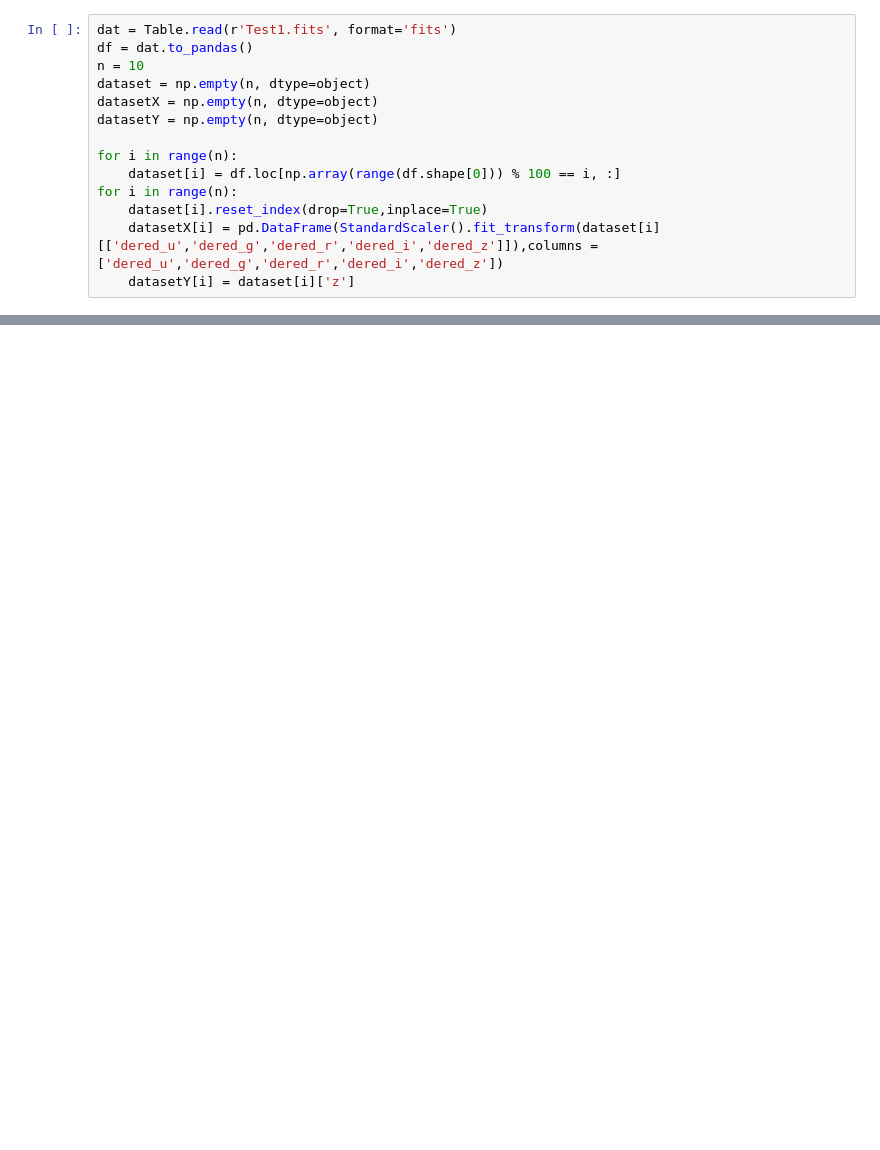
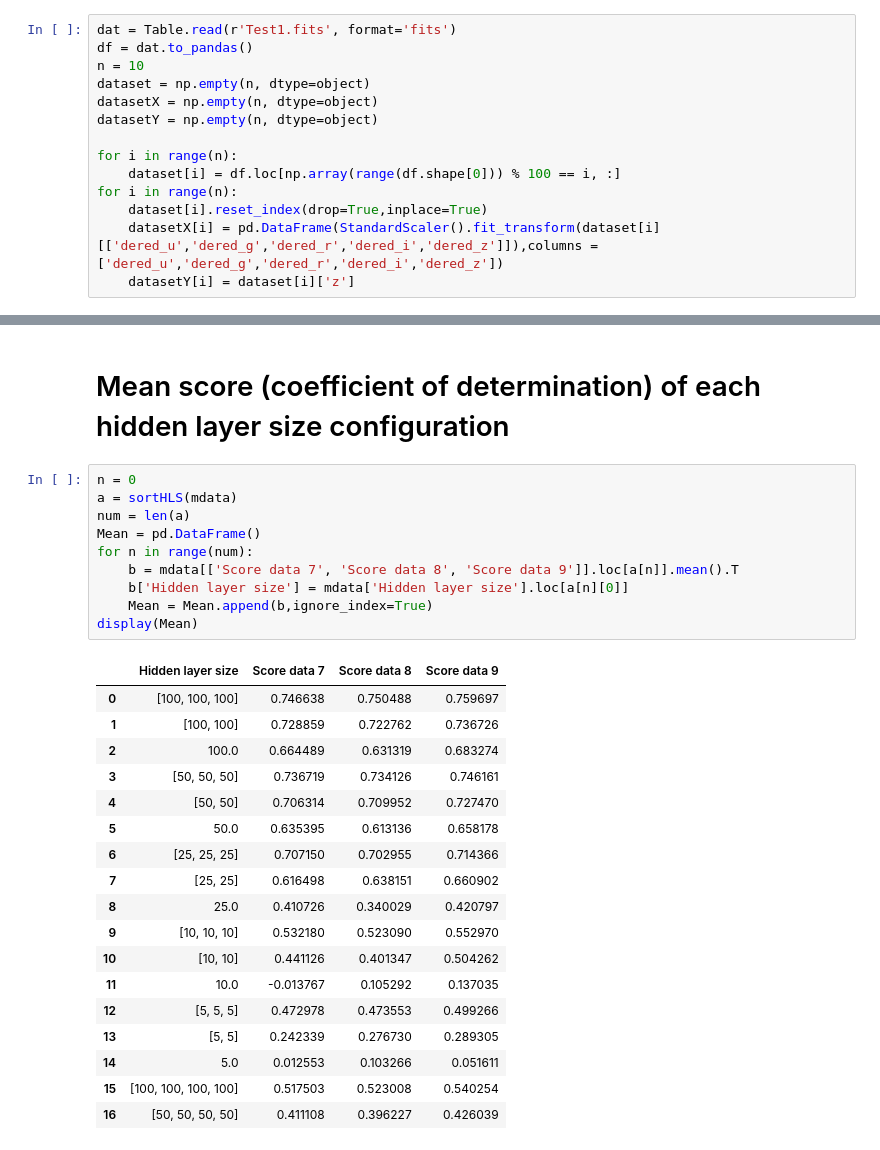
Before and after one commit to NiwEoj/Dr-Soo-ML, a Jupyter notebook: First ML/First ML.ipynb, the cells around one changed output, grey strips where cells are left out. Cells and saved outputs as stored; diff of their text form; blank space fills up the shorter version.

```diff
--- a/First ML/First ML.ipynb
+++ b/First ML/First ML.ipynb
@@ -154,0 +157,31 @@ UsageError: Line magic function `%%ding` not found.
+# %% [markdown]
+# Mean score (coefficient of determination) of each hidden layer size configuration
+# %%
+n = 0
+a = sortHLS(mdata)
+num = len(a)
+Mean = pd.DataFrame()
+for n in range(num):
+    b = mdata[['Score data 7', 'Score data 8', 'Score data 9']].loc[a[n]].mean().T
+    b['Hidden layer size'] = mdata['Hidden layer size'].loc[a[n][0]]
+    Mean = Mean.append(b,ignore_index=True)
+display(Mean)
+# %% [output]
+|  | Hidden layer size | Score data 7 | Score data 8 | Score data 9 |
+| 0 | [100, 100, 100] | 0.746638 | 0.750488 | 0.759697 |
+| 1 | [100, 100] | 0.728859 | 0.722762 | 0.736726 |
+| 2 | 100.0 | 0.664489 | 0.631319 | 0.683274 |
+| 3 | [50, 50, 50] | 0.736719 | 0.734126 | 0.746161 |
+| 4 | [50, 50] | 0.706314 | 0.709952 | 0.727470 |
+| 5 | 50.0 | 0.635395 | 0.613136 | 0.658178 |
+| 6 | [25, 25, 25] | 0.707150 | 0.702955 | 0.714366 |
+| 7 | [25, 25] | 0.616498 | 0.638151 | 0.660902 |
+| 8 | 25.0 | 0.410726 | 0.340029 | 0.420797 |
+| 9 | [10, 10, 10] | 0.532180 | 0.523090 | 0.552970 |
+| 10 | [10, 10] | 0.441126 | 0.401347 | 0.504262 |
+| 11 | 10.0 | -0.013767 | 0.105292 | 0.137035 |
+| 12 | [5, 5, 5] | 0.472978 | 0.473553 | 0.499266 |
+| 13 | [5, 5] | 0.242339 | 0.276730 | 0.289305 |
+| 14 | 5.0 | 0.012553 | 0.103266 | 0.051611 |
+| 15 | [100, 100, 100, 100] | 0.517503 | 0.523008 | 0.540254 |
+| 16 | [50, 50, 50, 50] | 0.411108 | 0.396227 | 0.426039 |
```
Also changed, not shown: parts of 16 cells of this notebook, 1 other file.
